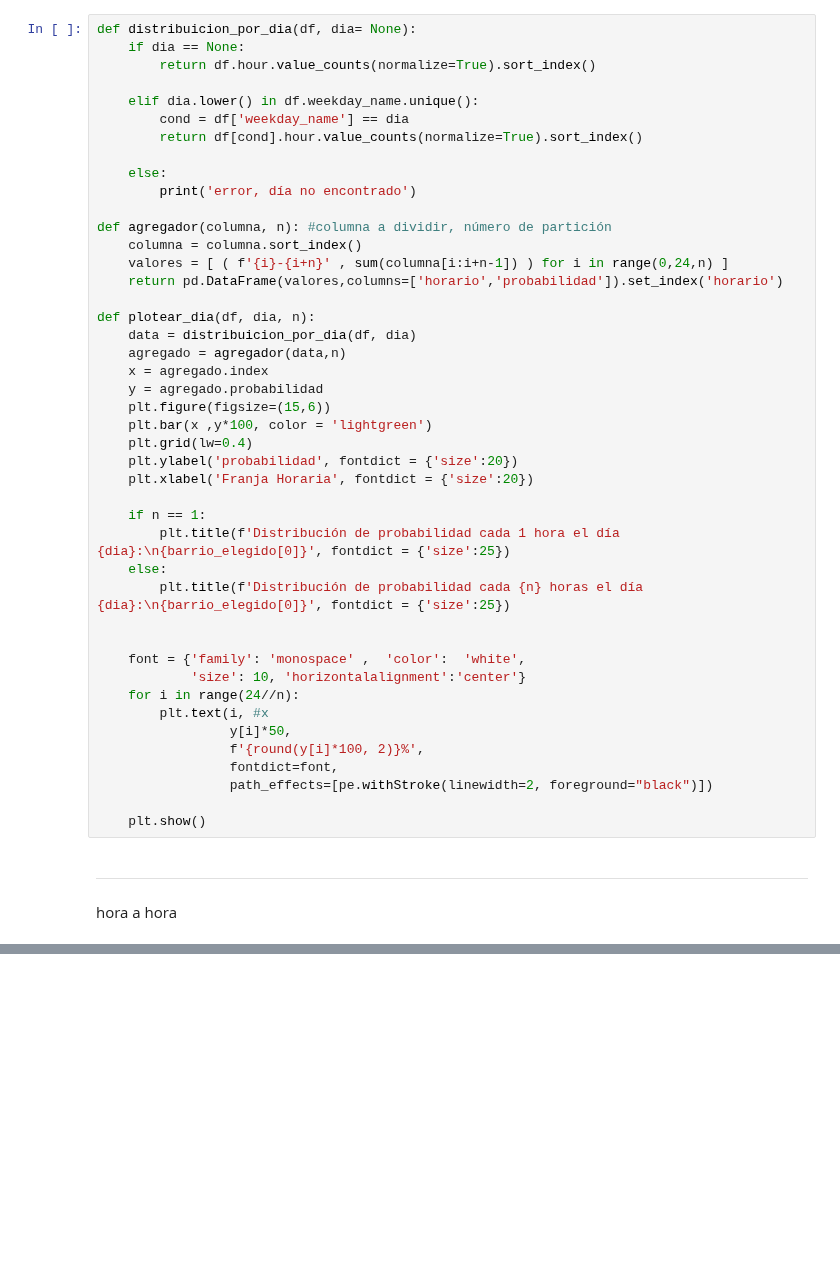
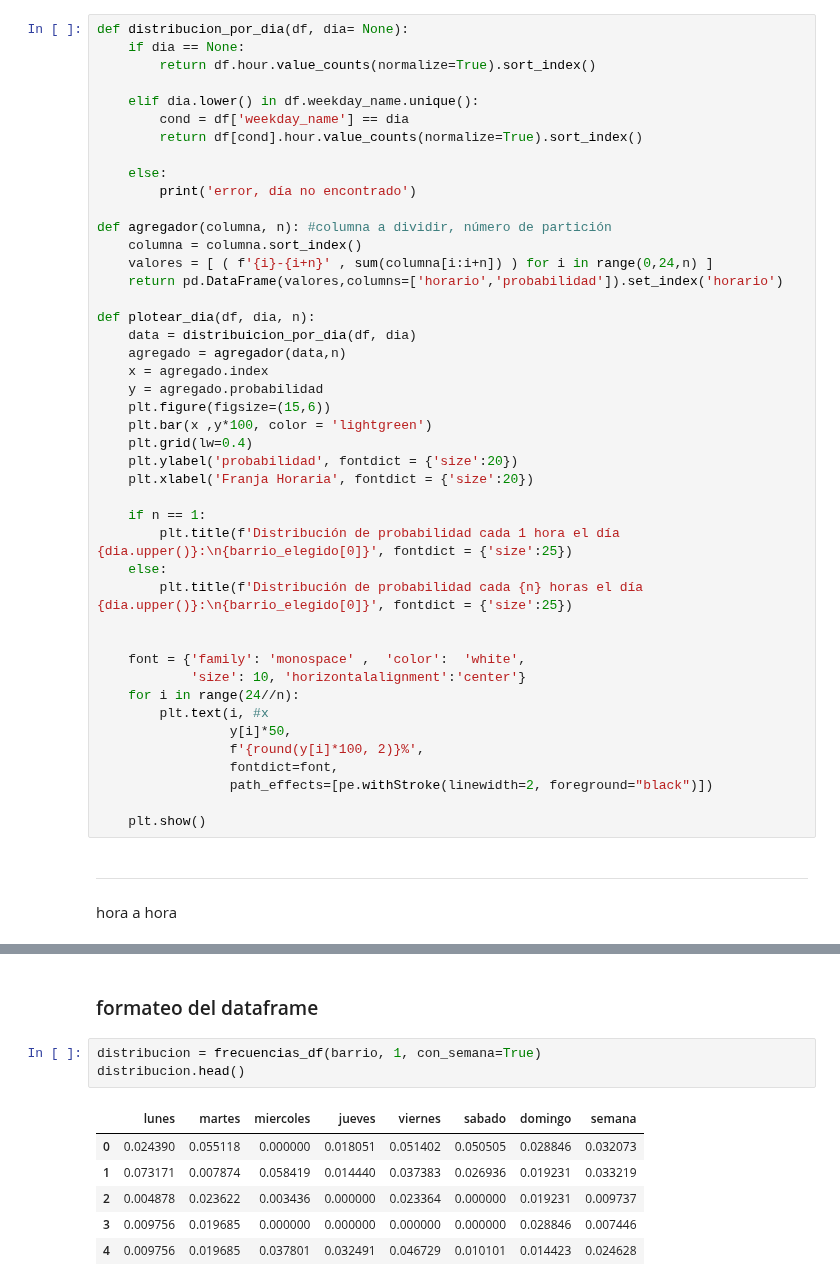
Before and after one commit to julietahocsman/goproject, a Jupyter notebook: notebooks/notebooks_analisis/AnalisisDiario.ipynb, the cells around one changed output, grey strips where cells are left out. Cells and saved outputs as stored; diff of their text form; blank space fills up the shorter version.

```diff
--- a/notebooks/notebooks_analisis/AnalisisDiario.ipynb
+++ b/notebooks/notebooks_analisis/AnalisisDiario.ipynb
@@ -75,7 +75,7 @@ barrio.head(2)
 | 5499 | 5499 | -58.418288 | -34.581668 | 2021-02-13 15:13:03 | 2021-02-13 16:12:45 | 2021-02-13 15:12:45 | searchInThisArea | e8itgepSU1YX6Q48HtrDpz76OXr1 | ... |
 | 5500 | 5500 | -58.428174 | -34.581082 | 2021-01-02 14:00:04 | 2021-01-02 15:00:55 | 2021-01-02 14:00:55 | this_area | unauthenticated | ... |
 # %%
-def distribuicion_por_dia(df, dia= None):
+def distribucion_por_dia(df, dia= None):
     if dia == None:
         return df.hour.value_counts(normalize=True).sort_index()
 
@@ -88,7 +88,7 @@ def distribuicion_por_dia(df, dia= None):
 
 def agregador(columna, n): #columna a dividir, número de partición
     columna = columna.sort_index()
-    valores = [ ( f'{i}-{i+n}' , sum(columna[i:i+n-1]) ) for i in range(0,24,n) ]
+    valores = [ ( f'{i}-{i+n}' , sum(columna[i:i+n]) ) for i in range(0,24,n) ]
     return pd.DataFrame(valores,columns=['horario','probabilidad']).set_index('horario')
 
 def plotear_dia(df, dia, n):
@@ -103,9 +103,9 @@ def plotear_dia(df, dia, n):
     plt.xlabel('Franja Horaria', fontdict = {'size':20})
 
     if n == 1:
-        plt.title(f'Distribución de probabilidad cada 1 hora el día {dia}:\n{barrio_elegido[0]}', fontdict = {'size':25})
+        plt.title(f'Distribución de probabilidad cada 1 hora el día {dia.upper()}:\n{barrio_elegido[0]}', fontdict = {'size':25})
     else:
-        plt.title(f'Distribución de probabilidad cada {n} horas el día {dia}:\n{barrio_elegido[0]}', fontdict = {'size':25})
+        plt.title(f'Distribución de probabilidad cada {n} horas el día {dia.upper()}:\n{barrio_elegido[0]}', fontdict = {'size':25})
 
 
     font = {'family': 'monospace' ,  'color':  'white',
@@ -140,0 +164,12 @@ for dia_semana in dias :
+# %% [markdown]
+### formateo del dataframe
+# %%
+distribucion = frecuencias_df(barrio, 1, con_semana=True)
+distribucion.head()
+# %% [output]
+|  | lunes | martes | miercoles | jueves | viernes | sabado | domingo | semana |
+| 0 | 0.024390 | 0.055118 | 0.000000 | 0.018051 | 0.051402 | 0.050505 | 0.028846 | 0.032073 |
+| 1 | 0.073171 | 0.007874 | 0.058419 | 0.014440 | 0.037383 | 0.026936 | 0.019231 | 0.033219 |
+| 2 | 0.004878 | 0.023622 | 0.003436 | 0.000000 | 0.023364 | 0.000000 | 0.019231 | 0.009737 |
+| 3 | 0.009756 | 0.019685 | 0.000000 | 0.000000 | 0.000000 | 0.000000 | 0.028846 | 0.007446 |
+| 4 | 0.009756 | 0.019685 | 0.037801 | 0.032491 | 0.046729 | 0.010101 | 0.014423 | 0.024628 |
```
Also changed, not shown: parts of 9 cells of this notebook, 2 other files.
